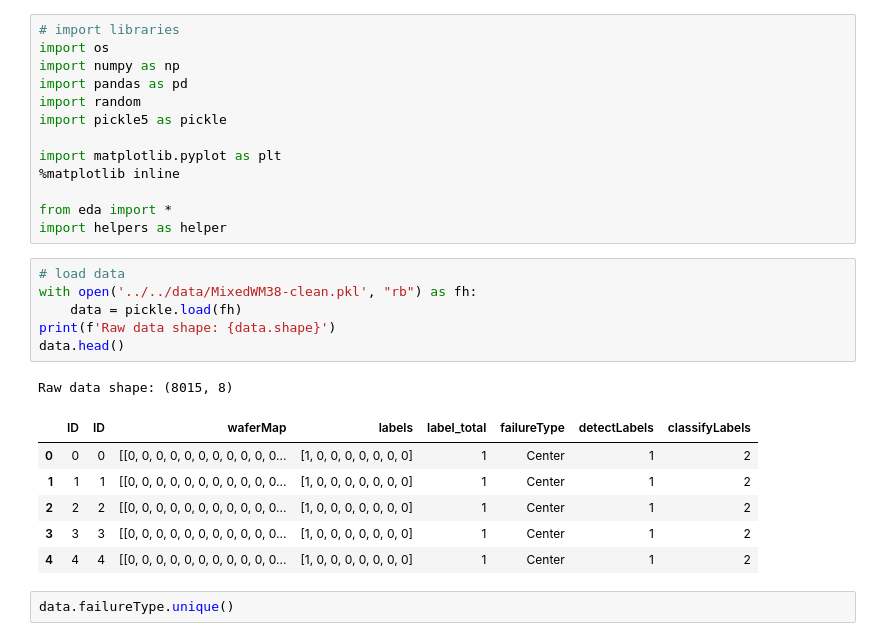
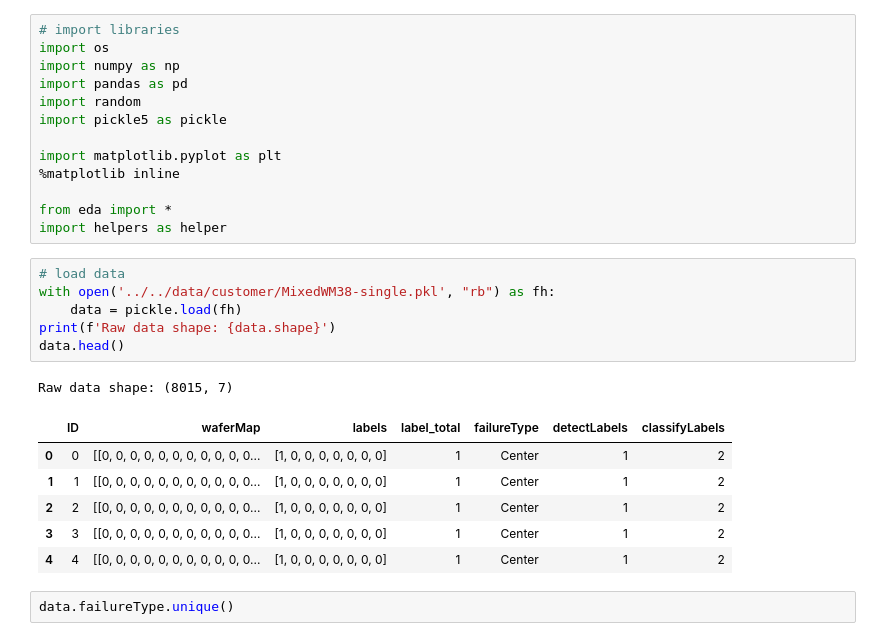
Before and after one commit to sngatzemeier/Wafer-Defect-Classification, a Jupyter notebook: Lea/code/eda/mixedwm38_eda.ipynb, the cells around one changed output. Saved outputs shown, nothing was run; the diff lists cells and outputs as text.

Commit message:
fixed mixedwm38 data

```diff
--- a/Lea/code/eda/mixedwm38_eda.ipynb
+++ b/Lea/code/eda/mixedwm38_eda.ipynb
@@ -13,18 +13,18 @@ from eda import *
 import helpers as helper
 # %%
 # load data
-with open('../../data/MixedWM38-clean.pkl', "rb") as fh:
+with open('../../data/customer/MixedWM38-single.pkl', "rb") as fh:
     data = pickle.load(fh)
 print(f'Raw data shape: {data.shape}')
 data.head()
 # %% [output]
-Raw data shape: (8015, 8)
+Raw data shape: (8015, 7)
-|  | ID | ID | waferMap | labels | label_total | failureType | detectLabels | classifyLabels |
-| 0 | 0 | 0 | [[0, 0, 0, 0, 0, 0, 0, 0, 0, 0, 0... | [1, 0, 0, 0, 0, 0, 0, 0] | 1 | Center | 1 | 2 |
-| 1 | 1 | 1 | [[0, 0, 0, 0, 0, 0, 0, 0, 0, 0, 0... | [1, 0, 0, 0, 0, 0, 0, 0] | 1 | Center | 1 | 2 |
-| 2 | 2 | 2 | [[0, 0, 0, 0, 0, 0, 0, 0, 0, 0, 0... | [1, 0, 0, 0, 0, 0, 0, 0] | 1 | Center | 1 | 2 |
-| 3 | 3 | 3 | [[0, 0, 0, 0, 0, 0, 0, 0, 0, 0, 0... | [1, 0, 0, 0, 0, 0, 0, 0] | 1 | Center | 1 | 2 |
-| 4 | 4 | 4 | [[0, 0, 0, 0, 0, 0, 0, 0, 0, 0, 0... | [1, 0, 0, 0, 0, 0, 0, 0] | 1 | Center | 1 | 2 |
+|  | ID | waferMap | labels | label_total | failureType | detectLabels | classifyLabels |
+| 0 | 0 | [[0, 0, 0, 0, 0, 0, 0, 0, 0, 0, 0... | [1, 0, 0, 0, 0, 0, 0, 0] | 1 | Center | 1 | 2 |
+| 1 | 1 | [[0, 0, 0, 0, 0, 0, 0, 0, 0, 0, 0... | [1, 0, 0, 0, 0, 0, 0, 0] | 1 | Center | 1 | 2 |
+| 2 | 2 | [[0, 0, 0, 0, 0, 0, 0, 0, 0, 0, 0... | [1, 0, 0, 0, 0, 0, 0, 0] | 1 | Center | 1 | 2 |
+| 3 | 3 | [[0, 0, 0, 0, 0, 0, 0, 0, 0, 0, 0... | [1, 0, 0, 0, 0, 0, 0, 0] | 1 | Center | 1 | 2 |
+| 4 | 4 | [[0, 0, 0, 0, 0, 0, 0, 0, 0, 0, 0... | [1, 0, 0, 0, 0, 0, 0, 0] | 1 | Center | 1 | 2 |
 # %%
 data.failureType.unique()
 # %% [output]
```
Also changed, not shown: parts of 18 cells of this notebook, 1 other file.
